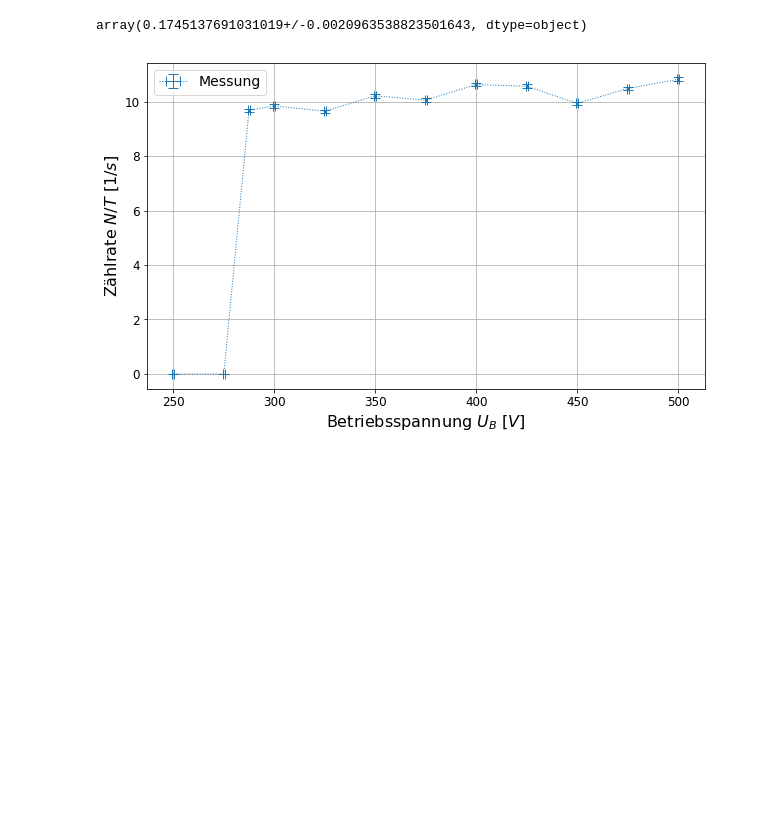
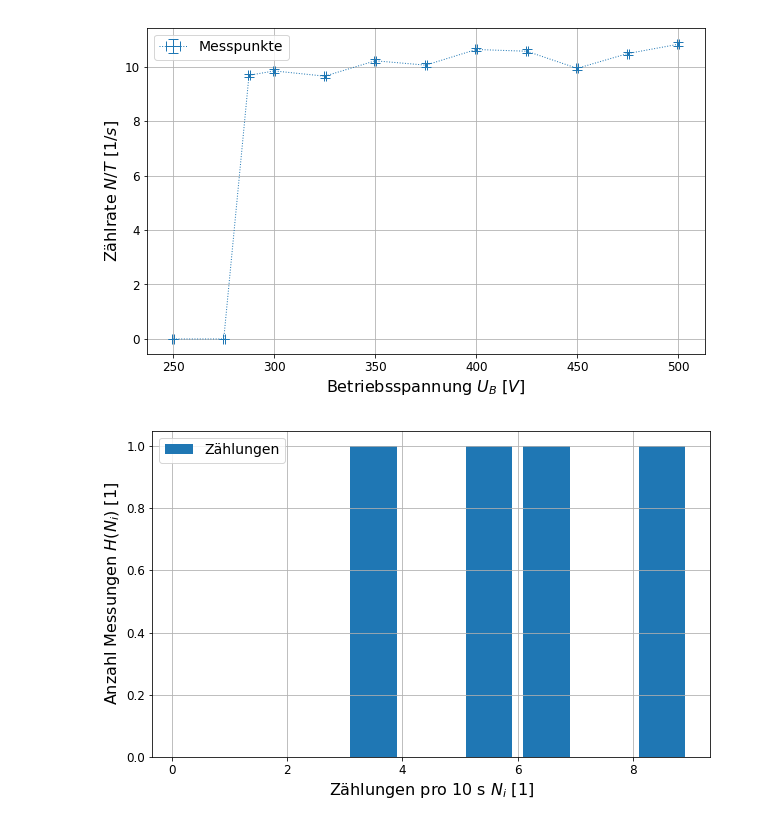
Before and after one commit to dfb159/Studium, a Jupyter notebook: Exp1/Versuchsbericht 14 - A3/11Mi_A3_02_05_2018.ipynb, the cells around one changed output. Saved outputs shown, nothing was run; the diff lists cells and outputs as text; code cells hidden in the pictures; blank space fills up the shorter version.

```diff
--- a/Exp1/Versuchsbericht 14 - A3/11Mi_A3_02_05_2018.ipynb
+++ b/Exp1/Versuchsbericht 14 - A3/11Mi_A3_02_05_2018.ipynb
@@ -95,27 +101,27 @@ sigma = math.pi * r_e**2
 # %%
 # Rechnung
 
-z1 = N1/T1
-z_HL = N_HL / T_HL
-k_HL = num.sum(z_HL) / len(z_HL)
+# Hintergrund
 z_HH = N_HH / T_HH
 k_HH = num.sum(z_HH) / len(z_HH)
 
 sigma = (z_HH - k_HH)**2
 sigma = unp.sqrt(sum(sigma) / len(z_HH))
 
-result = list(map(int, unv(N_HH)))
+# Gamma Blei
+z_Blei = N_gammaBlei / T_gammaBlei
+lnBlei = unp.log(z_Blei - k_HH)
 
-HL_hist = num.histogram(unv(N_HL), bins = 8)
-HH_hist = num.histogram(unv(N_HH), bins = 8)
+# Beta Alu
+HL_hist = num.histogram(unv(N_HL), bins = 9)
+HH_hist = num.histogram(unv(N_HH), bins = 9)
 
-lnN = unp.log(N_betaAlu / T_betaAlu)
+lnAlu = unp.log(N_betaAlu / T_betaAlu - k_HH)
 
-sigma
+latex_printValue(k_HH, "bckgndMittelwert")
+latex_printValue(sigma, "bckgndSigma")
-# %% [output]
-array(0.1745137691031019+/-0.0020963538823501643, dtype=object)
 # %%
-# diagramm 1: I_A / U_A zusammen
+# diagramm 1: Charakteristik Zaehlrohr
 
 fig=plt.figure(figsize=fig_size)
 
@@ -124,7 +130,7 @@ fig=plt.figure(figsize=fig_size)
 # pfit, perr = fit_curvefit(unv(sqrth), unv(a), gerade, yerr = usd(a))
 # p = unp.uarray(pfit, perr)
 
-plt.errorbar(unv(U1),unv(z1),usd(z1),usd(U1),fmt=':', capsize=5, linewidth=1, label='Messung')
+plt.errorbar(unv(U1),unv(z1),usd(z1),usd(U1),fmt=':', capsize=5, linewidth=1, label='Messpunkte')
 
 #plt.xlim(0,1200)
 plt.legend(prop={'size':fig_legendsize})
@@ -132,7 +138,29 @@ plt.grid()
 plt.tick_params(labelsize=fig_labelsize)
 plt.xlabel("Betriebsspannung $U_B$ [$V$]", {'fontsize':fig_legendsize+2})
 plt.ylabel("Zählrate $N/T$ [$1/s$]", {'fontsize': fig_legendsize+2})
-plt.savefig("data/CharakteristikZusammen.pdf")
+plt.savefig("data/CharakteristikZaehlrohr.pdf")
 plt.show()
 # %% [output]
-[figure, old version]
+[figure, new version]
+# %%
+# diagramm: Histogramm Background
+
+fig=plt.figure(figsize=fig_size)
+
+# kein Fit!
+# p0 = None # startwerte, wenn unsicher: p0 = None
+# pfit, perr = fit_curvefit(unv(sqrth), unv(a), gerade, yerr = usd(a))
+# p = unp.uarray(pfit, perr)
+
+n, bins, patches = plt.hist(HH_hist[0], list(map(int, HH_hist[1])), rwidth=0.8, label='Zählungen')
+
+#plt.xlim(0,1200)
+plt.legend(prop={'size':fig_legendsize})
+plt.grid()
+plt.tick_params(labelsize=fig_labelsize)
+plt.xlabel("Zählungen pro 10 s $N_i$ [$1$]", {'fontsize':fig_legendsize+2})
+plt.ylabel("Anzahl Messungen $H(N_i)$ [$1$]", {'fontsize': fig_legendsize+2})
+#plt.savefig("data/bckgndHistogramm.pdf")
+plt.show()
+# %% [output]
+[figure, added]
```
Also changed, not shown: parts of 6 cells of this notebook, 11 other files.
